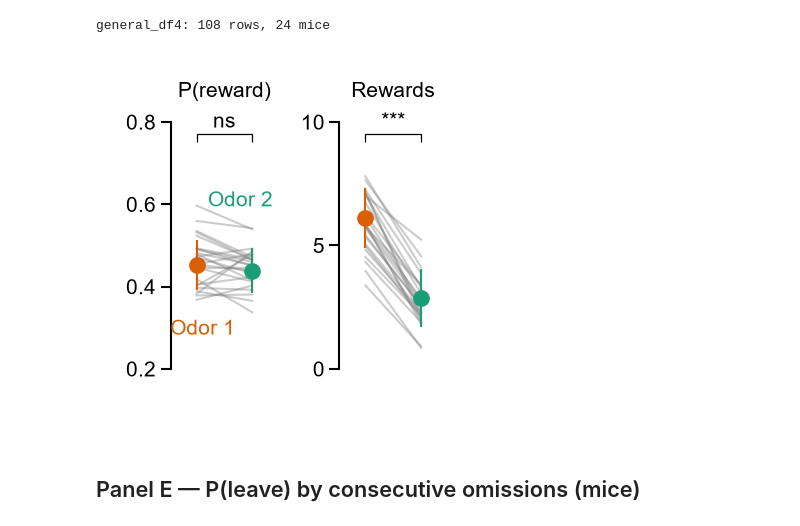
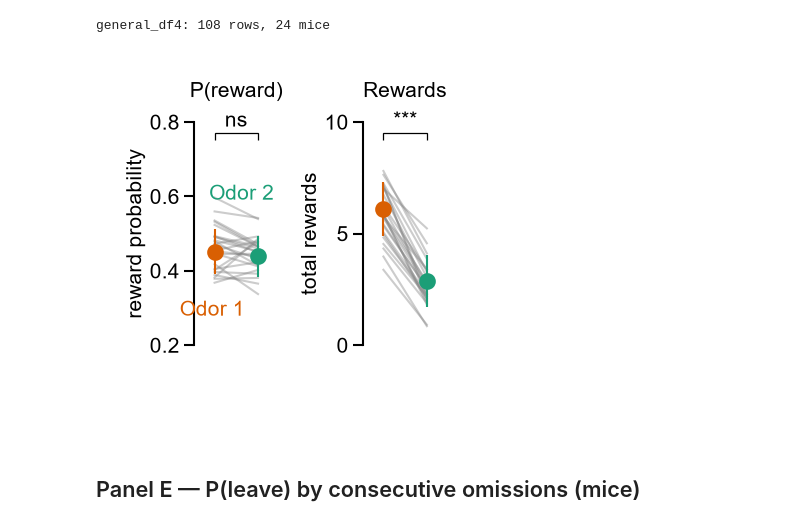
Before and after one commit to lauradriscoll/cosyne2026_adaptive_behavior, a Jupyter notebook: figures/fig2/make_panels_fig2.ipynb, the cells around one changed output. Drawn from its saved outputs; the diff is of its cells as text; code cells hidden in the pictures.

```diff
--- a/figures/fig2/make_panels_fig2.ipynb
+++ b/figures/fig2/make_panels_fig2.ipynb
@@ -260,35 +260,35 @@ metric_cfg = [
     # ("stops",              "Stops",     (0, 20),     None),
     ("total_rewards",      "Rewards",   (0, 10),     None),
     # ("consecutive_failures","Consec. omissions", (0, 3), None),
     # ("total_failures",     "Total omissions", (0, 12.5), np.arange(0, 13, 5)),
     # ("time_patch",         "Time in patch",   (0, 150),  np.arange(0, 151, 50)),
 ]
 
 for ax, (var, title, ylim, yticks) in zip(axes, metric_cfg):
     plotting.plot_condition_comparison(
         general_df4,
         variable=var,
         condition="mouse",
         odor_labels=["90", "60"],
         color_dict=color_dict_label,
         ax=ax,
     )
     ax.set_title(title, loc="center")
     ax.tick_params(axis="x", colors="white")  # keep x ticks/labels (for spacing) but invisible
-    ax.set_ylabel("")
+    ax.set_xlabel("delta", color="white")
     ax.set_ylim(ylim)
     if yticks is not None:
         ax.set_yticks(yticks)
 
 # odor legend in text, in the matching colours
 axes[0].text(0.60, 0.2, "Odor 1", color=color1, transform=axes[0].transAxes, ha="right", va="top")
 axes[0].text(0.95, 0.72, "Odor 2", color=color2, transform=axes[0].transAxes, ha="right", va="top")
 
 plt.tight_layout()
 plt.show()
 save_panel(fig, PANELS_DIR / "fig2_B.pdf")
 # %% [output]
-[figure, old version]
+[figure, new version]
 # %% [markdown]
 ## Panel E — P(leave) by consecutive omissions (mice)
 # %%
```
Also changed, not shown: 6 other files.
